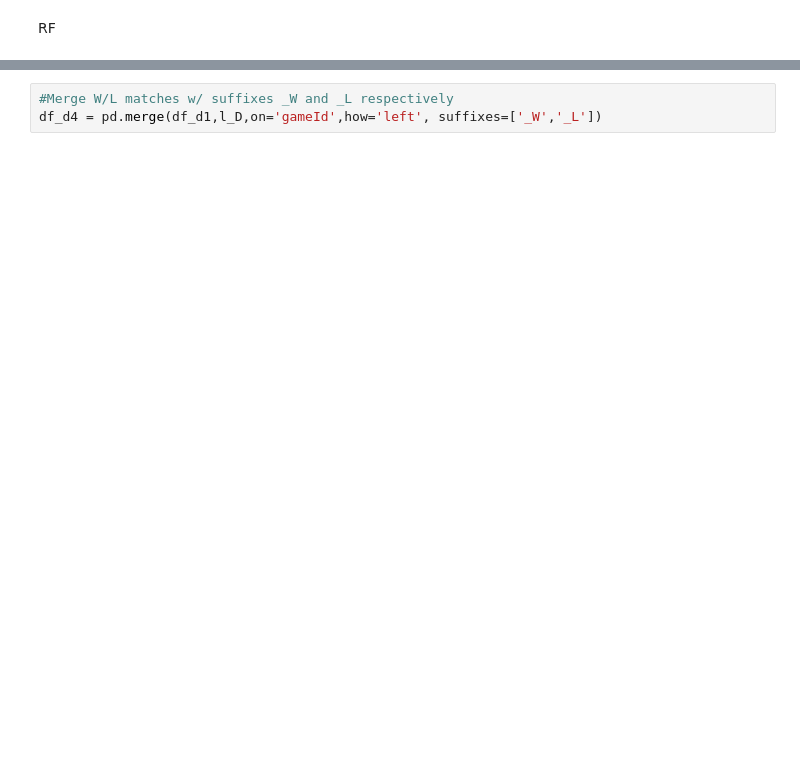
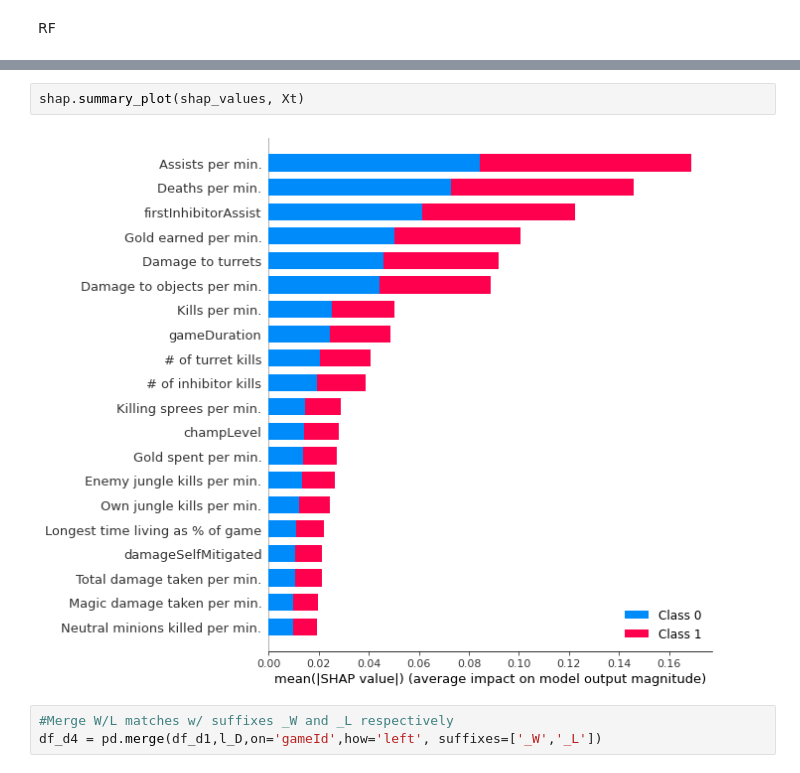
Before and after one commit to yi-ye-zhi-qiu/personalwebsite, a Jupyter notebook: models/Untitled.ipynb, the cells around one changed output, grey strips where cells are left out. Cells and saved outputs as stored; diff of their text form; blank space fills up the shorter version.

```diff
--- a/models/Untitled.ipynb
+++ b/models/Untitled.ipynb
@@ -463,3 +457,7 @@ ValueError: Input contains NaN, infinity or a value too large for dtype('float32
+# %%
+shap.summary_plot(shap_values, Xt)
+# %% [output]
+[figure, added]
 # %%
 #Merge W/L matches w/ suffixes _W and _L respectively
 df_d4 = pd.merge(df_d1,l_D,on='gameId',how='left', suffixes=['_W','_L'])
```
Also changed, not shown: parts of 10 cells of this notebook.
